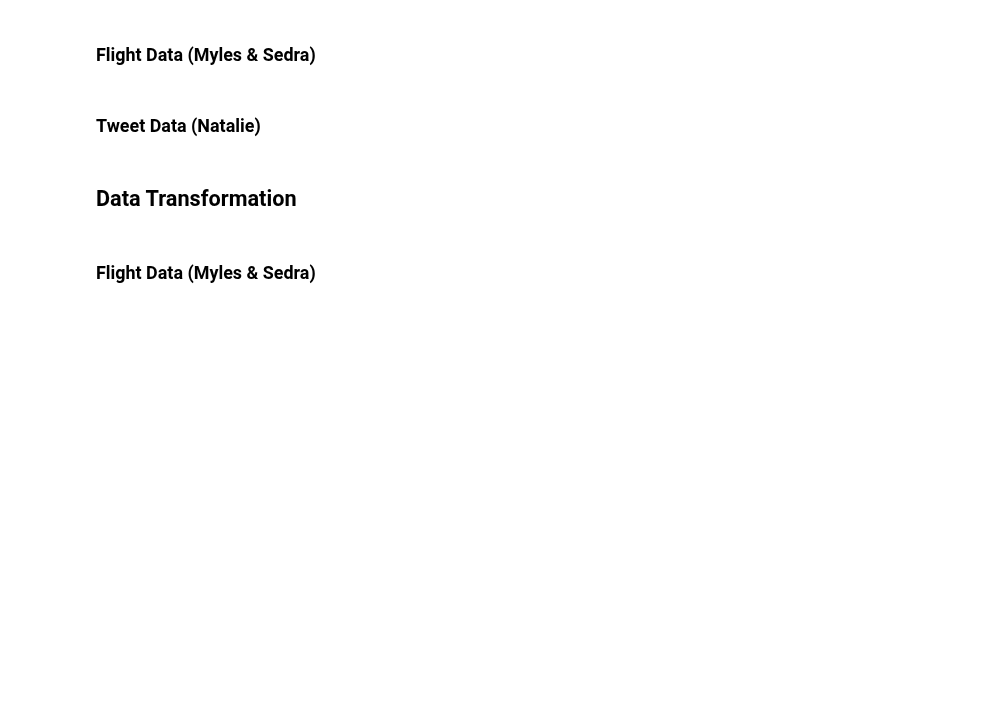
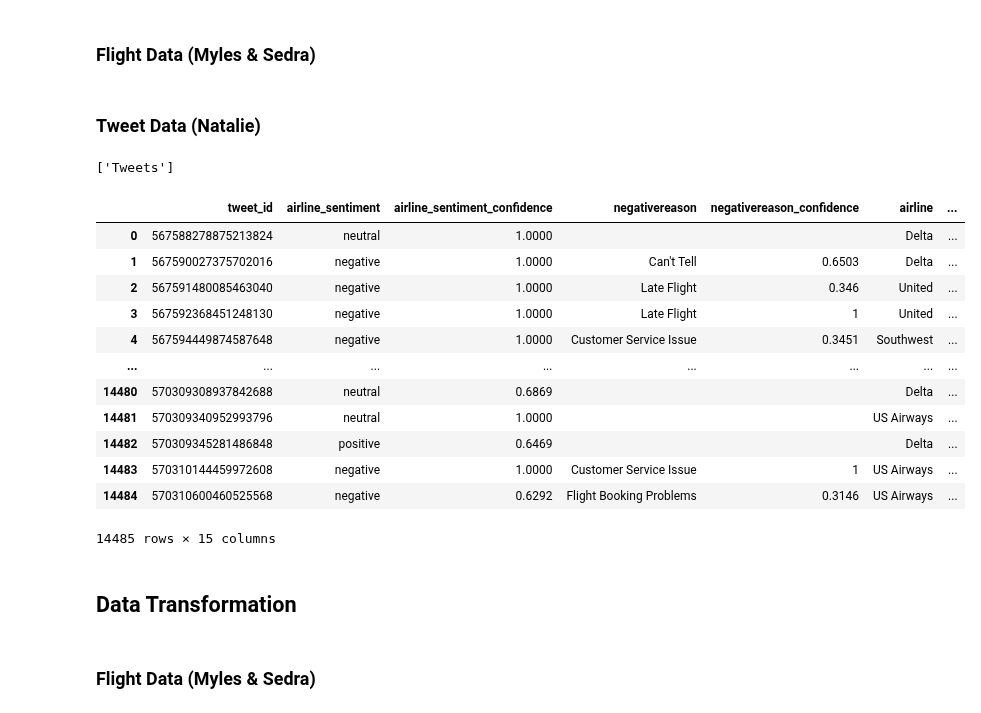
Before and after one commit to mjknj18/February-2015-Airline-Delays-Tweets-ETL, a Jupyter notebook: February_2015_Airline_Delays-Tweets_ETL_Main.ipynb, the cells around one changed output. Cells and saved outputs as stored; diff of their text form; code cells hidden in the pictures; blank space fills up the shorter version.

```diff
--- a/February_2015_Airline_Delays-Tweets_ETL_Main.ipynb
+++ b/February_2015_Airline_Delays-Tweets_ETL_Main.ipynb
@@ -16,0 +23,2 @@ The ETL Project involved performing an Extract-Transform-Load (ETL) process on a
+# %%
+engine = create_engine("sqlite:///Tweet_Data/database.sqlite")
@@ -17,3 +34,26 @@ The ETL Project involved performing an Extract-Transform-Load (ETL) process on a
+# %%
+inspector = inspect(engine)
+inspector.get_table_names()
+# %% [output]
+['Tweets']
+# %%
+data_tweets = pd.read_sql_table('Tweets',engine)
+
+data_tweets
+# %% [output]
+|  | tweet_id | airline_sentiment | airline_sentiment_confidence | negativereason | negativereason_confidence | airline | ... |
+| 0 | 567588278875213824 | neutral | 1.0000 |  |  | Delta | ... |
+| 1 | 567590027375702016 | negative | 1.0000 | Can't Tell | 0.6503 | Delta | ... |
+| 2 | 567591480085463040 | negative | 1.0000 | Late Flight | 0.346 | United | ... |
+| 3 | 567592368451248130 | negative | 1.0000 | Late Flight | 1 | United | ... |
+| 4 | 567594449874587648 | negative | 1.0000 | Customer Service Issue | 0.3451 | Southwest | ... |
+| ... | ... | ... | ... | ... | ... | ... | ... |
+| 14480 | 570309308937842688 | neutral | 0.6869 |  |  | Delta | ... |
+| 14481 | 570309340952993796 | neutral | 1.0000 |  |  | US Airways | ... |
+| 14482 | 570309345281486848 | positive | 0.6469 |  |  | Delta | ... |
+| 14483 | 570310144459972608 | negative | 1.0000 | Customer Service Issue | 1 | US Airways | ... |
+| 14484 | 570310600460525568 | negative | 0.6292 | Flight Booking Problems | 0.3146 | US Airways | ... |
+14485 rows × 15 columns
 # %% [markdown]
 ## Data Transformation
 # %% [markdown]
```
Also changed, not shown: parts of 5 cells of this notebook.
